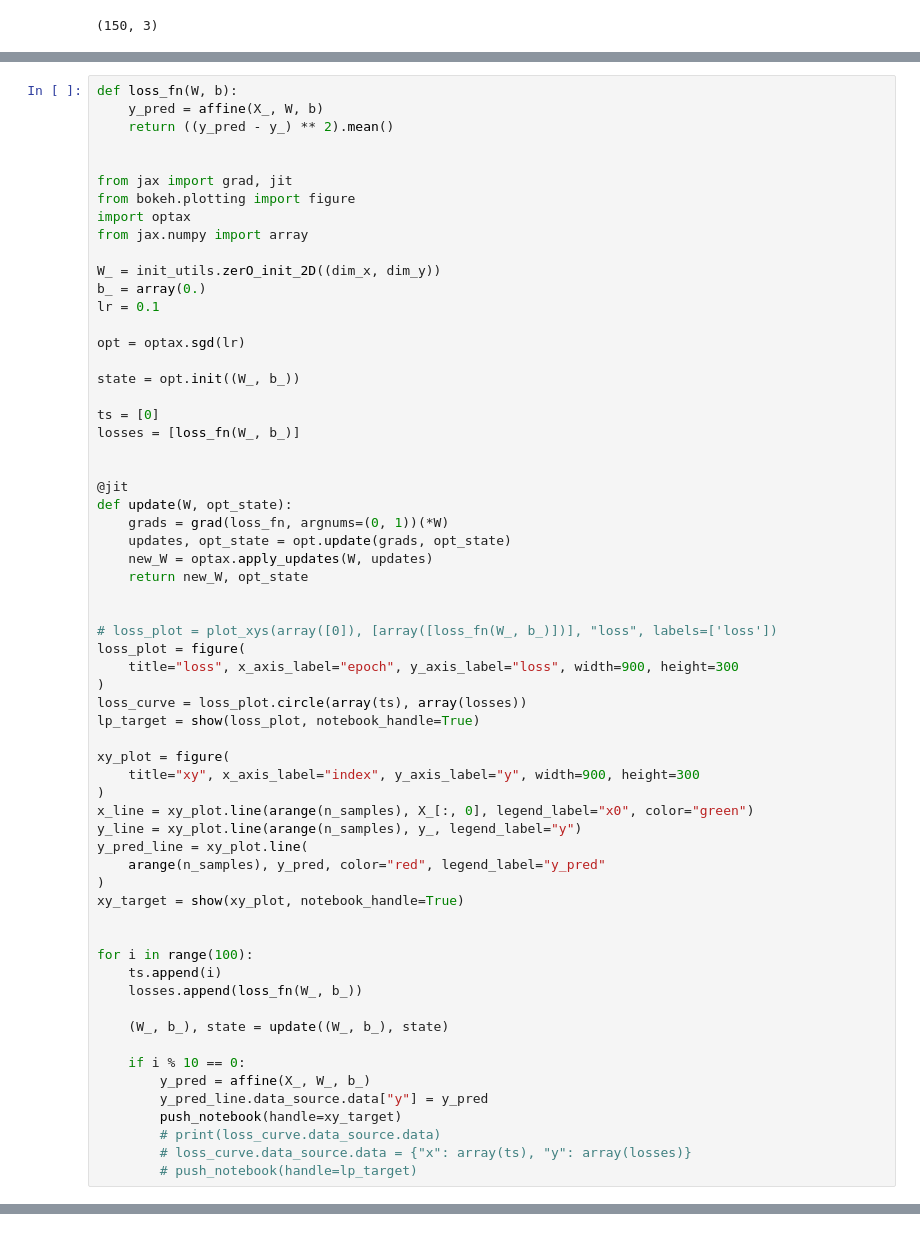
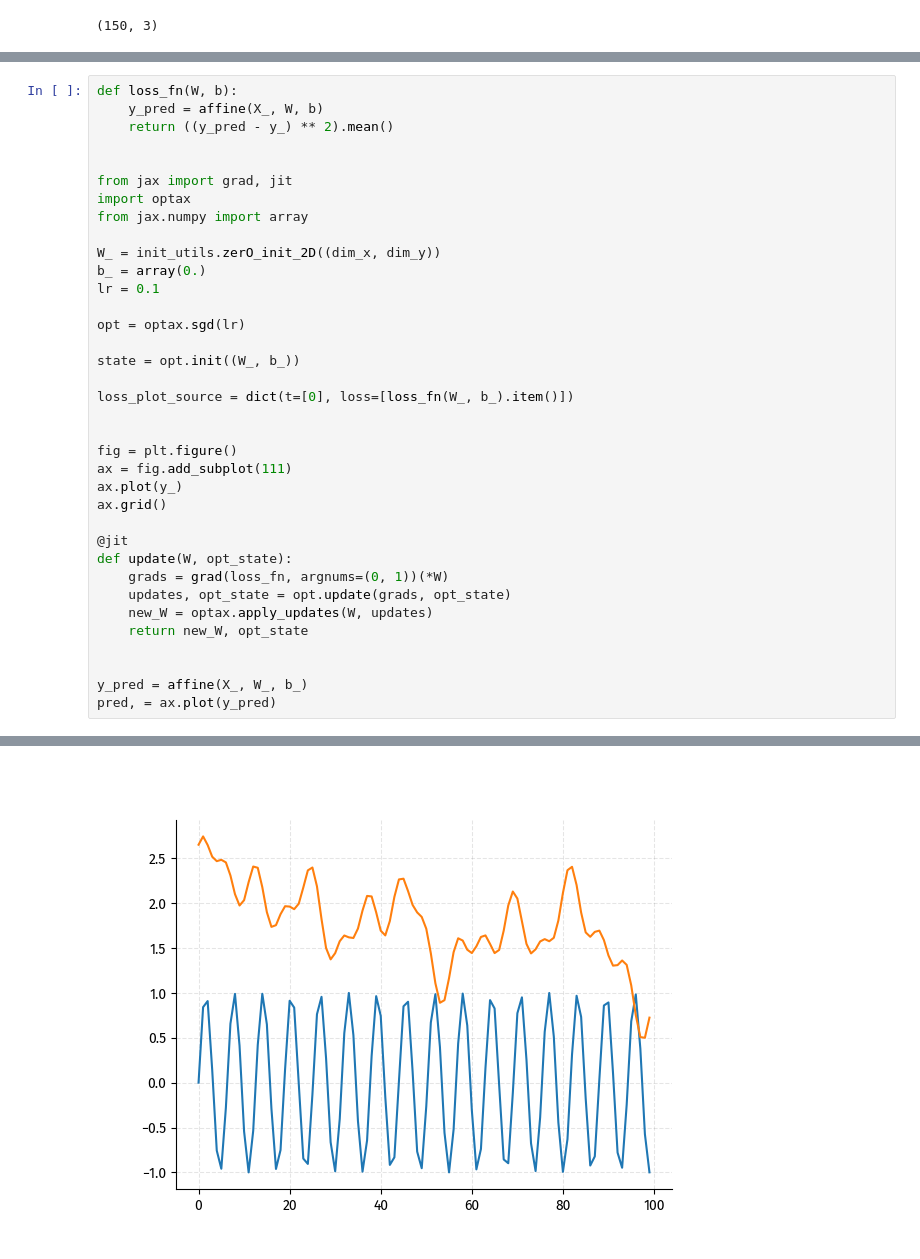
Before and after one commit to cwhy/picojam, a Jupyter notebook: jam/notebooks/14012024.ipynb, the cells around one changed output, grey strips where cells are left out. Drawn from its saved outputs; the diff is of its cells as text.

```diff
--- a/jam/notebooks/14012024.ipynb
+++ b/jam/notebooks/14012024.ipynb
@@ -57,7 +60,6 @@ def loss_fn(W, b):
 
 
 from jax import grad, jit
-from bokeh.plotting import figure
 import optax
 from jax.numpy import array
 
@@ -69,9 +71,13 @@ opt = optax.sgd(lr)
 
 state = opt.init((W_, b_))
 
-ts = [0]
-losses = [loss_fn(W_, b_)]
+loss_plot_source = dict(t=[0], loss=[loss_fn(W_, b_).item()])
 
+
+fig = plt.figure()
+ax = fig.add_subplot(111)
+ax.plot(y_)
+ax.grid()
 
 @jit
 def update(W, opt_state):
@@ -81,35 +87,6 @@ def update(W, opt_state):
     return new_W, opt_state
 
 
-# loss_plot = plot_xys(array([0]), [array([loss_fn(W_, b_)])], "loss", labels=['loss'])
-loss_plot = figure(
-    title="loss", x_axis_label="epoch", y_axis_label="loss", width=900, height=300
-)
-loss_curve = loss_plot.circle(array(ts), array(losses))
-lp_target = show(loss_plot, notebook_handle=True)
-
-xy_plot = figure(
-    title="xy", x_axis_label="index", y_axis_label="y", width=900, height=300
-)
-x_line = xy_plot.line(arange(n_samples), X_[:, 0], legend_label="x0", color="green")
-y_line = xy_plot.line(arange(n_samples), y_, legend_label="y")
-y_pred_line = xy_plot.line(
-    arange(n_samples), y_pred, color="red", legend_label="y_pred"
-)
-xy_target = show(xy_plot, notebook_handle=True)
-
-
-for i in range(100):
-    ts.append(i)
-    losses.append(loss_fn(W_, b_))
-
-    (W_, b_), state = update((W_, b_), state)
-
-    if i % 10 == 0:
-        y_pred = affine(X_, W_, b_)
-        y_pred_line.data_source.data["y"] = y_pred
-        push_notebook(handle=xy_target)
-        # print(loss_curve.data_source.data)
-        # loss_curve.data_source.data = {"x": array(ts), "y": array(losses)}
-        # push_notebook(handle=lp_target)
+y_pred = affine(X_, W_, b_)
+pred, = ax.plot(y_pred)
 # %% [output]
@@ -119,0 +93 @@ for i in range(100):
+[figure, added]
```
Also changed, not shown: parts of 4 cells of this notebook, 3 other files.
